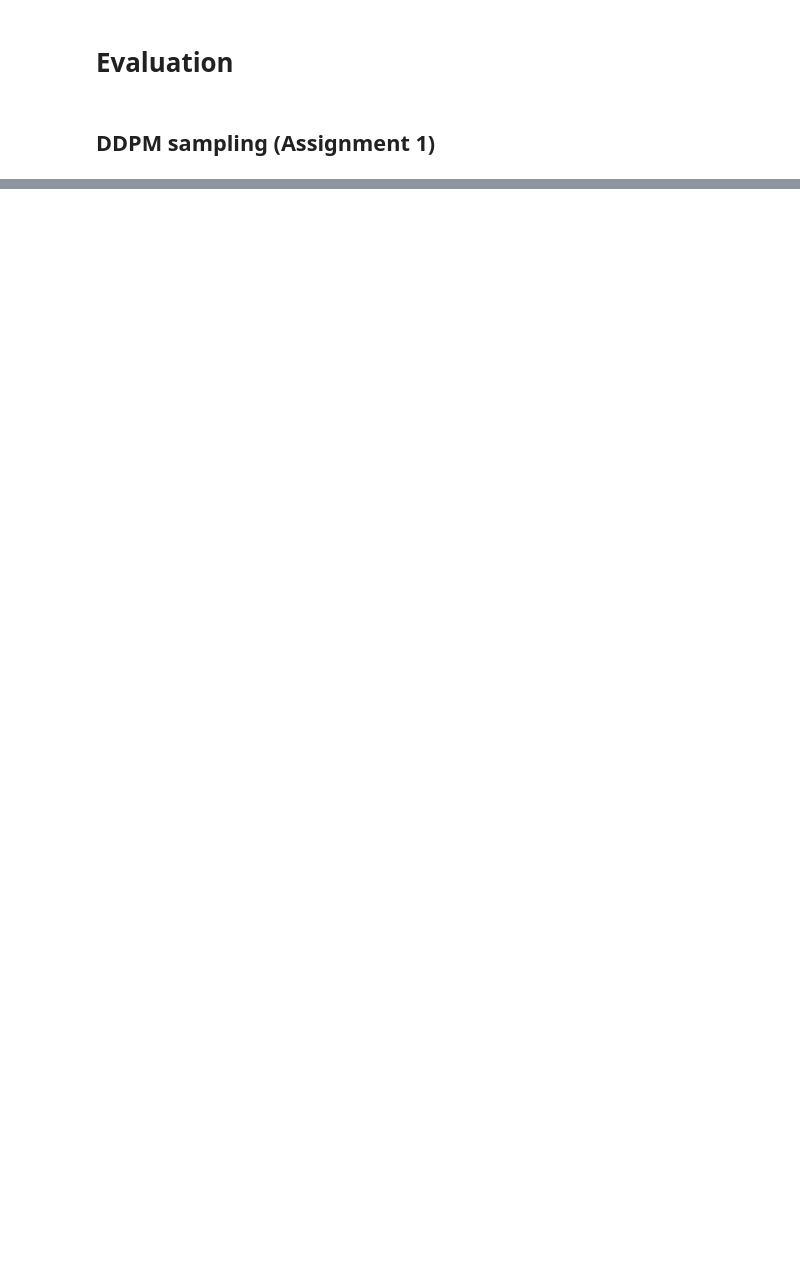
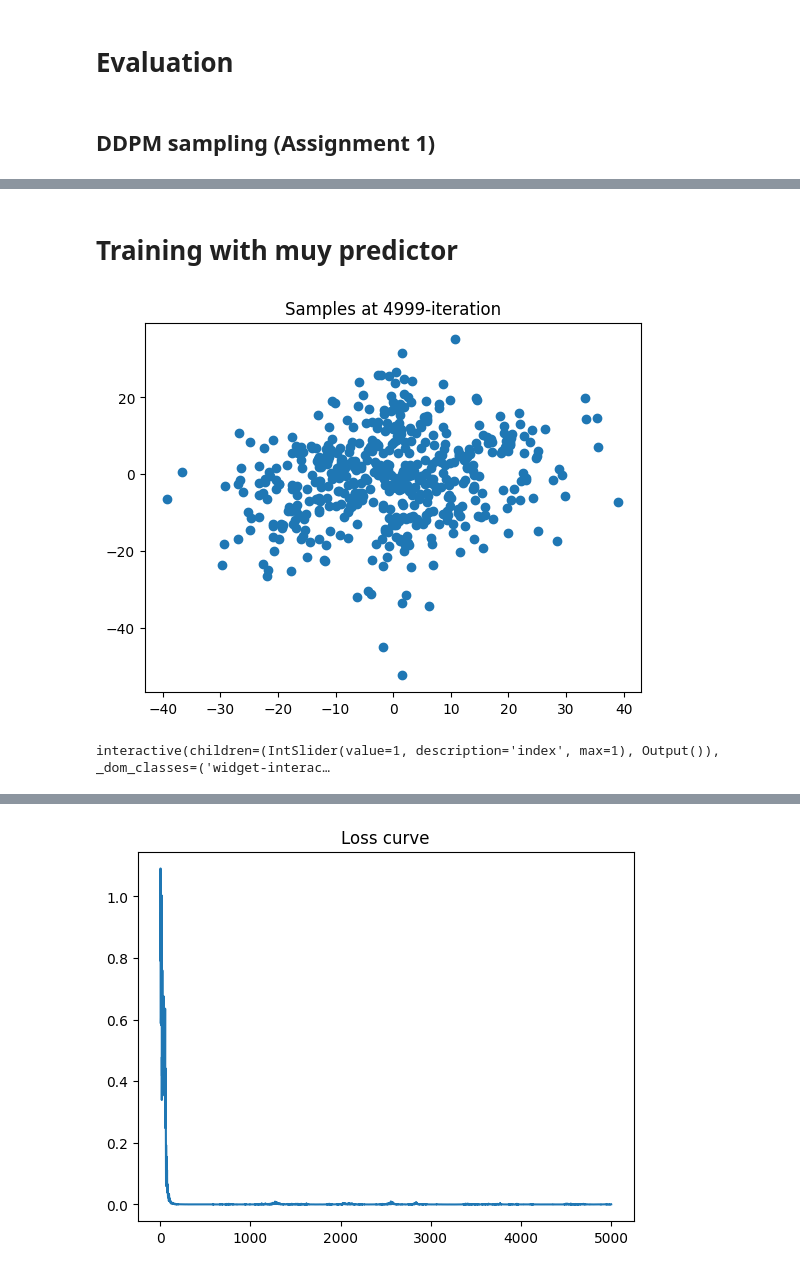
Before and after one commit to Devininthelab/assignment_kaist_diffusion, a Jupyter notebook: 2d_plot_diffusion_todo/ddpm_tutorial.ipynb, the cells around one changed output, grey strips where cells are left out. Saved outputs shown, nothing was run; the diff lists cells and outputs as text; code cells hidden in the pictures; blank space fills up the shorter version.

Commit message:
Assignment 1 - task 1; try to implement muy noise predictor - got some bugs

```diff
--- a/2d_plot_diffusion_todo/ddpm_tutorial.ipynb
+++ b/2d_plot_diffusion_todo/ddpm_tutorial.ipynb
@@ -194,0 +195,67 @@ DDPM Chamfer Distance: 11.2472
+# %% [markdown]
+# Training with muy predictor
+# %%
+def figure2image(fig):
+    buf = io.BytesIO()
+    fig.savefig(buf)
+    buf.seek(0)
+    img = Image.open(buf)
+    return img
+
+# Initialize the model.
+ddpm = build_ddpm(config)
+
+pbar = tqdm(range(config["num_train_iters"]))
+optimizer = torch.optim.Adam(ddpm.parameters(), lr=config["lr"])
+train_dl = torch.utils.data.DataLoader(target_ds, batch_size=config["batch_size"])
+train_iter = get_data_iterator(train_dl)
+
+losses = []
+images = []
+try:
+    for step in pbar:
+        optimizer.zero_grad()
+
+        batch_x = next(train_iter)
+        batch_x = batch_x.to(device)
+        loss = ddpm.compute_loss_mean_predictor(batch_x)
+
+        loss.backward()
+        optimizer.step()
+        pbar.set_description(f"loss: {loss.item():.4f}")
+
+        losses.append(loss.item())
+
+        if step % 4999 == 0:
+            with torch.no_grad():
+                ####
+                # NOTE: If you haven't implemented the `ddim_p_sample_loop` method,
+                # use the `p_sample_loop` method instead.
+                x0 = ddpm.p_sample_loop(shape=(num_vis_particles, 2)).cpu()
+                # x0 = ddpm.ddim_p_sample_loop(shape=(num_vis_particles, 2)).cpu()
+                ####
+                fig, ax = plt.subplots(1,1)
+                ax.scatter(x0[:,0], x0[:,1])
+                ax.set_title(f"Samples at {step}-iteration")
+                clear_output(wait=True)
+                plt.show()
+                img = figure2image(fig)
+                images.append(img)
+
+except KeyboardInterrupt:
+    pass
+finally:
+    if len(images) > 0:
+        slider = IntSlider(min=0, max=len(images)-1, step=1, value=1)
+        output = Output()
+        def display_image(index):
+            with output:
+                output.clear_output(wait=True)
+                display(images[index])
+        interact(display_image, index=slider)
+        display(output)
+        plt.plot(losses)
+        plt.title("Loss curve")
+# %% [output]
+[figure, added]
+interactive(children=(IntSlider(value=1, description='index', max=1), Output()), _dom_classes=('widget-interac…
@@ -194,0 +263 @@ DDPM Chamfer Distance: 11.2472
+[figure, added]
```
Also changed, not shown: parts of 5 cells of this notebook, 3 other files.
